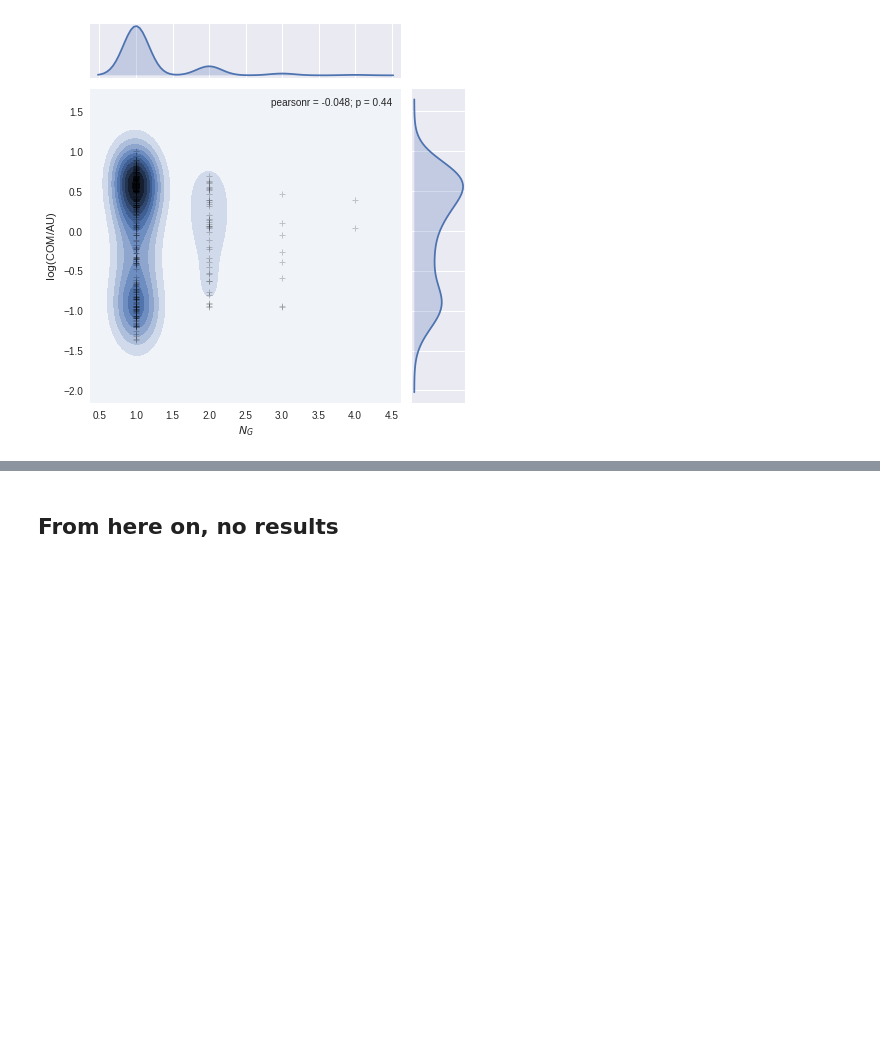
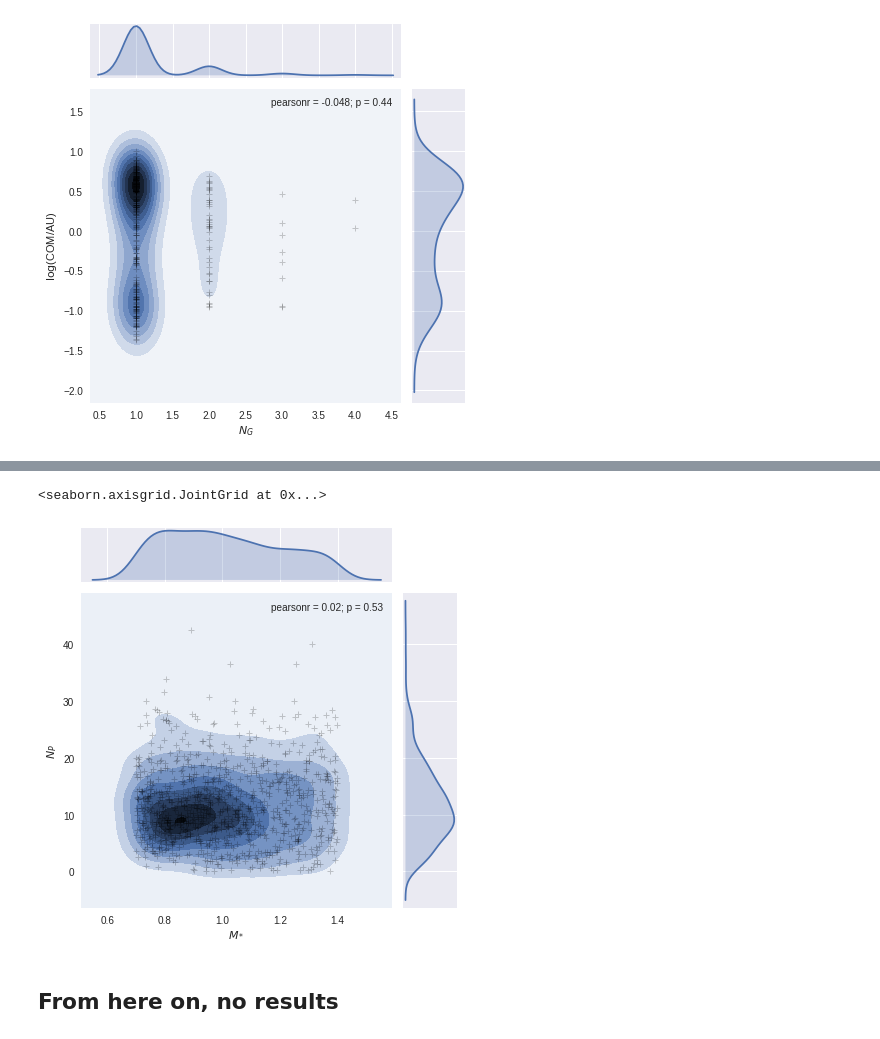
Before and after one commit to saint-germain/population_synthesis, a Jupyter notebook: tools/separate_stats.ipynb, the cells around one changed output, grey strips where cells are left out. Saved outputs shown, nothing was run; the diff lists cells and outputs as text; code cells hidden in the pictures; blank space fills up the shorter version.

```diff
--- a/tools/separate_stats.ipynb
+++ b/tools/separate_stats.ipynb
@@ -284,3 +291,10 @@ g.plot_joint(plt.scatter, c="k", s=30, alpha=0.2, linewidth=1, marker="+")
+# %%
+g=sns.jointplot(dnt.ms, dnt.mtr,kind='kde')
+g.set_axis_labels("$M_*$","$N_P$")
+g.plot_joint(plt.scatter, c="k", s=30, alpha=0.2, linewidth=1, marker="+")
+# %% [output]
+<seaborn.axisgrid.JointGrid at 0x...>
+[figure, added]
 # %% [markdown]
 ## From here on, no results
 # %%
```
Also changed, not shown: parts of 1 cell of this notebook.
